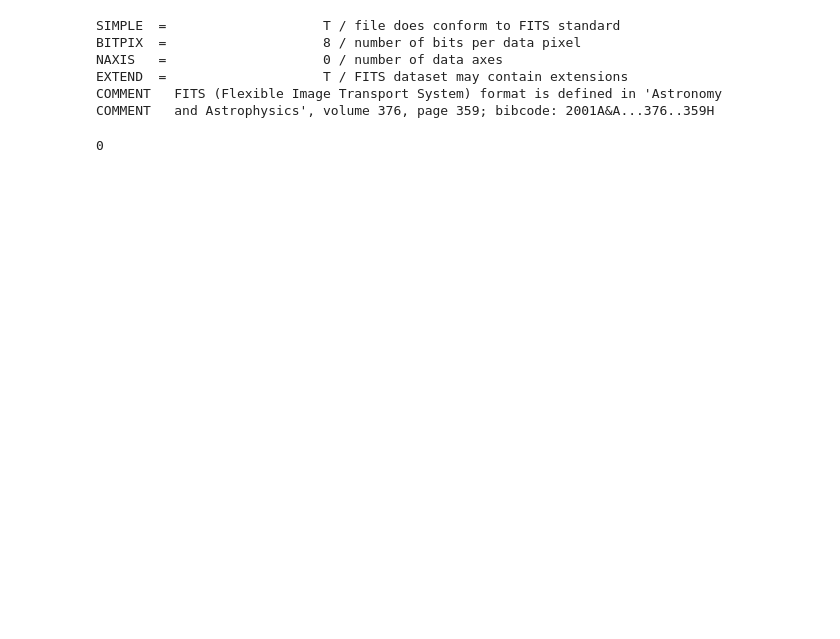
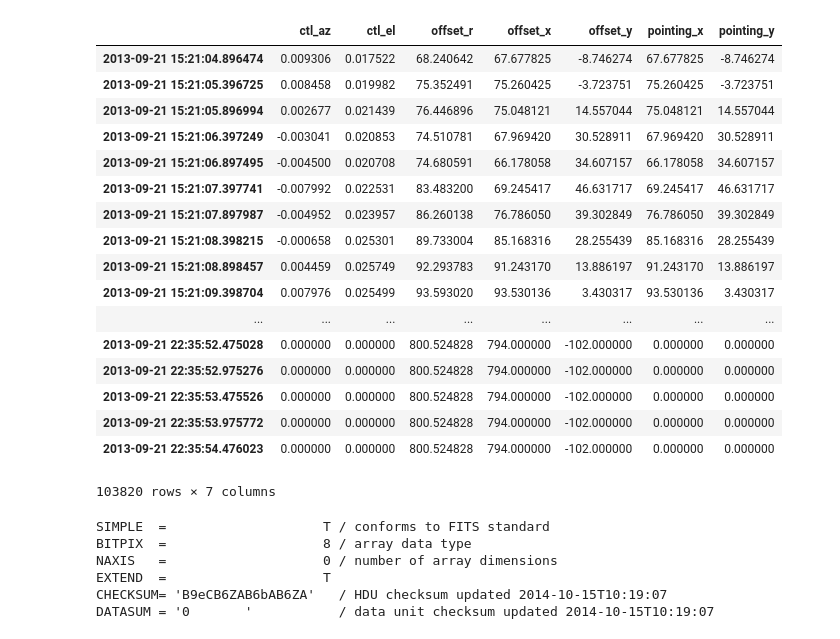
Before and after one commit to ehsteve/ipython-notebooks, a Jupyter notebook: Scratch Pad.ipynb, the cells around one changed output. Cells and saved outputs as stored; diff of their text form; code cells hidden in the pictures; blank space fills up the shorter version.

```diff
--- a/Scratch Pad.ipynb
+++ b/Scratch Pad.ipynb
@@ -10,0 +37,3 @@ f = fits.open(file)
+# %%
+import heroespy.aspect
+pyas_aspect = heroespy.aspect.get_pyas_aspect()
@@ -10,0 +45,21 @@ f = fits.open(file)
+# %%
+pyas_aspect
+# %% [output]
+|  | ctl_az | ctl_el | offset_r | offset_x | offset_y | pointing_x | pointing_y |
+| 2013-09-21 15:21:04.896474 | 0.009306 | 0.017522 | 68.240642 | 67.677825 | -8.746274 | 67.677825 | -8.746274 |
+| 2013-09-21 15:21:05.396725 | 0.008458 | 0.019982 | 75.352491 | 75.260425 | -3.723751 | 75.260425 | -3.723751 |
+| 2013-09-21 15:21:05.896994 | 0.002677 | 0.021439 | 76.446896 | 75.048121 | 14.557044 | 75.048121 | 14.557044 |
+| 2013-09-21 15:21:06.397249 | -0.003041 | 0.020853 | 74.510781 | 67.969420 | 30.528911 | 67.969420 | 30.528911 |
+| 2013-09-21 15:21:06.897495 | -0.004500 | 0.020708 | 74.680591 | 66.178058 | 34.607157 | 66.178058 | 34.607157 |
+| 2013-09-21 15:21:07.397741 | -0.007992 | 0.022531 | 83.483200 | 69.245417 | 46.631717 | 69.245417 | 46.631717 |
+| 2013-09-21 15:21:07.897987 | -0.004952 | 0.023957 | 86.260138 | 76.786050 | 39.302849 | 76.786050 | 39.302849 |
+| 2013-09-21 15:21:08.398215 | -0.000658 | 0.025301 | 89.733004 | 85.168316 | 28.255439 | 85.168316 | 28.255439 |
+| 2013-09-21 15:21:08.898457 | 0.004459 | 0.025749 | 92.293783 | 91.243170 | 13.886197 | 91.243170 | 13.886197 |
+| 2013-09-21 15:21:09.398704 | 0.007976 | 0.025499 | 93.593020 | 93.530136 | 3.430317 | 93.530136 | 3.430317 |
+| ... | ... | ... | ... | ... | ... | ... | ... |
+| 2013-09-21 22:35:52.475028 | 0.000000 | 0.000000 | 800.524828 | 794.000000 | -102.000000 | 0.000000 | 0.000000 |
+| 2013-09-21 22:35:52.975276 | 0.000000 | 0.000000 | 800.524828 | 794.000000 | -102.000000 | 0.000000 | 0.000000 |
+| 2013-09-21 22:35:53.475526 | 0.000000 | 0.000000 | 800.524828 | 794.000000 | -102.000000 | 0.000000 | 0.000000 |
+| 2013-09-21 22:35:53.975772 | 0.000000 | 0.000000 | 800.524828 | 794.000000 | -102.000000 | 0.000000 | 0.000000 |
+| 2013-09-21 22:35:54.476023 | 0.000000 | 0.000000 | 800.524828 | 794.000000 | -102.000000 | 0.000000 | 0.000000 |
+103820 rows × 7 columns
@@ -11,13 +141,12 @@ f = fits.open(file)
+# %%
+f = fits.open('new.fits')
+f[0].header
+# %% [output]
+SIMPLE  =                    T / conforms to FITS standard
+BITPIX  =                    8 / array data type
+NAXIS   =                    0 / number of array dimensions
+EXTEND  =                    T
+CHECKSUM= 'B9eCB6ZAB6bAB6ZA'   / HDU checksum updated 2014-10-15T10:19:07
+DATASUM = '0       '           / data unit checksum updated 2014-10-15T10:19:07
 # %%
-f[0].header
+f[0].data
-# %% [output]
-SIMPLE  =                    T / file does conform to FITS standard
-BITPIX  =                    8 / number of bits per data pixel
-NAXIS   =                    0 / number of data axes
-EXTEND  =                    T / FITS dataset may contain extensions
-COMMENT   FITS (Flexible Image Transport System) format is defined in 'Astronomy
-COMMENT   and Astrophysics', volume 376, page 359; bibcode: 2001A&A...376..359H
-# %%
-f[1].header['DETECTOR']
-# %% [output]
-0
```
Also changed, not shown: parts of 35 cells of this notebook, 4 other files.
